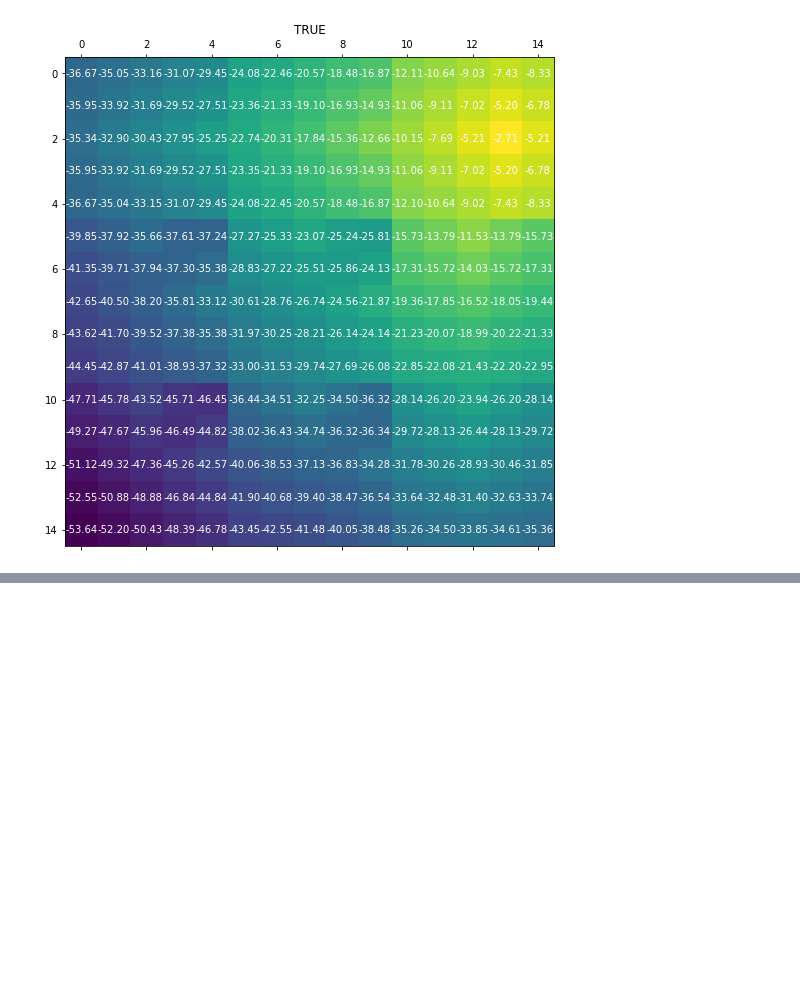
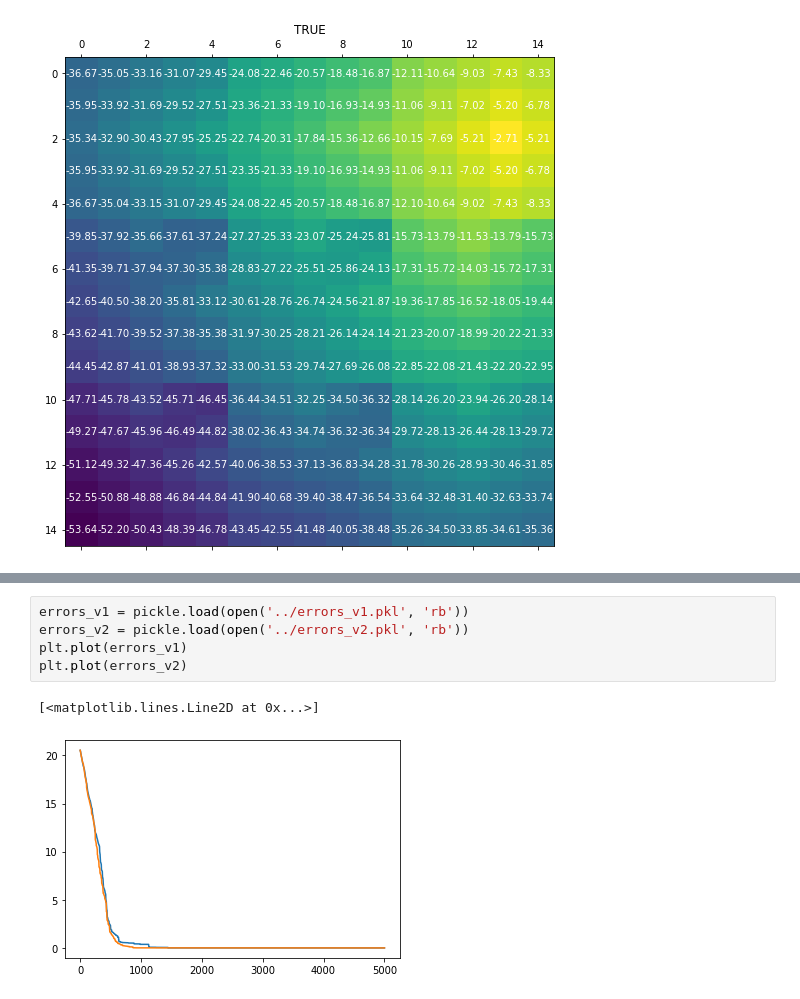
Before and after one commit to guillermoim/options, a Jupyter notebook: notebooks/Sandbox.ipynb, the cells around one changed output, grey strips where cells are left out. Drawn from its saved outputs; the diff is of its cells as text; blank space fills up the shorter version.

```diff
--- a/notebooks/Sandbox.ipynb
+++ b/notebooks/Sandbox.ipynb
@@ -90,0 +100,8 @@ plt.show()
+# %%
+errors_v1 = pickle.load(open('../errors_v1.pkl', 'rb'))
+errors_v2 = pickle.load(open('../errors_v2.pkl', 'rb'))
+plt.plot(errors_v1)
+plt.plot(errors_v2)
+# %% [output]
+[<matplotlib.lines.Line2D at 0x...>]
+[figure, added]
```
Also changed, not shown: parts of 14 cells of this notebook, 37 other files.
